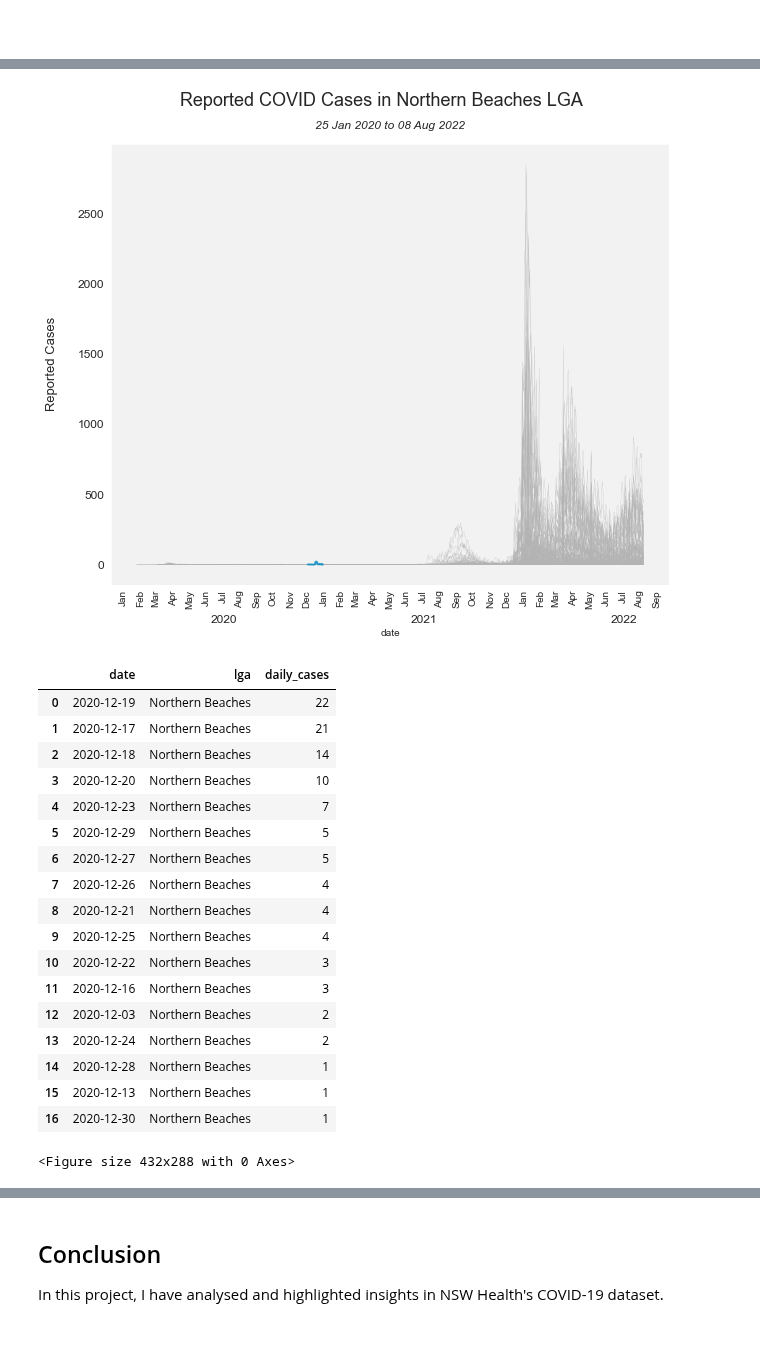
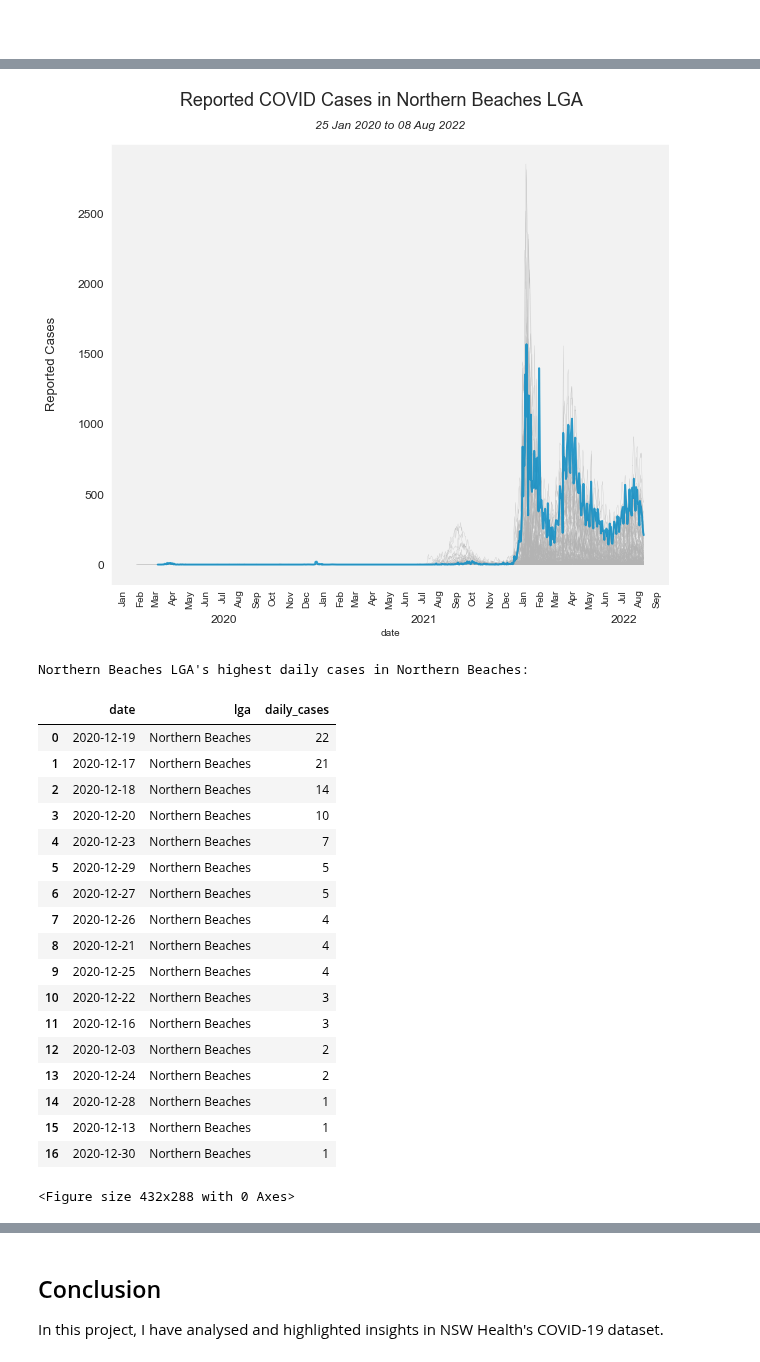
Before and after one commit to henrylin03/covid-nsw, a Jupyter notebook: covid-nsw.ipynb, the cells around one changed output, grey strips where cells are left out. Saved outputs shown, nothing was run; the diff lists cells and outputs as text; code cells hidden in the pictures.

```diff
--- a/covid-nsw.ipynb
+++ b/covid-nsw.ipynb
@@ -735,7 +753,8 @@ plot_colour_lga("Blacktown", "#bc5090")
 # %%
-plot_colour_lga("Northern Beaches", "#008ac5", "2020-12")
+plot_and_colour_lga("Northern Beaches", "#008ac5", "2020-12")
 # %% [output]
-[figure, old version]
+[figure, new version]
+Northern Beaches LGA's highest daily cases in Northern Beaches:
 |  | date | lga | daily_cases |
 | 0 | 2020-12-19 | Northern Beaches | 22 |
 | 1 | 2020-12-17 | Northern Beaches | 21 |
@@ -754,7 +773,7 @@ plot_colour_lga("Northern Beaches", "#008ac5", "2020-12")
 | 14 | 2020-12-28 | Northern Beaches | 1 |
 | 15 | 2020-12-13 | Northern Beaches | 1 |
 | 16 | 2020-12-30 | Northern Beaches | 1 |
-<Figure size 432x288 with 0 Axes>
+<Figure size 432x288 with 0 Axes>
 # %%
 plot_colour_lga("Canterbury-Bankstown", "#6d2f7c", "2021-09")
 # %% [output]
```
Also changed, not shown: parts of 3 cells of this notebook.
